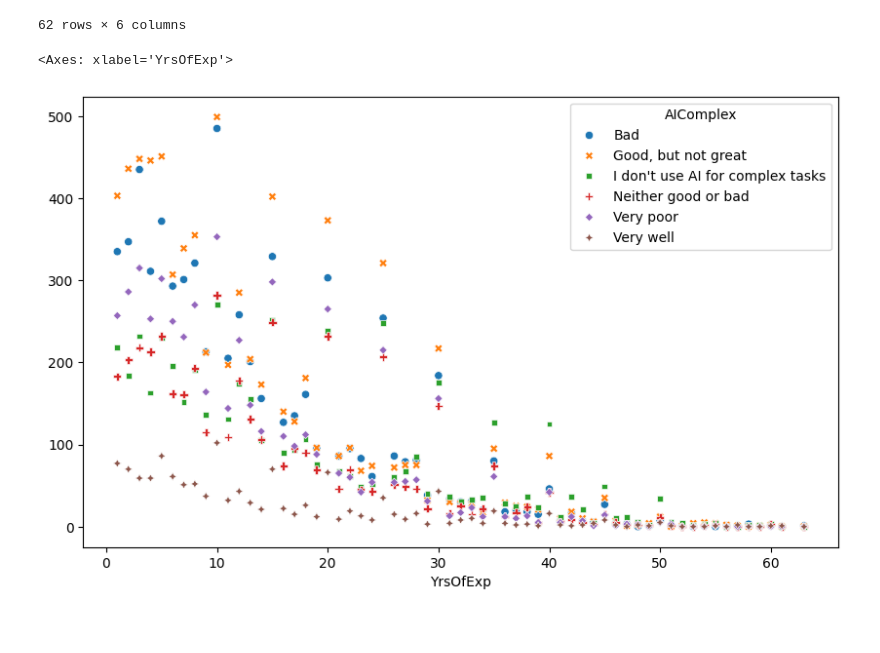
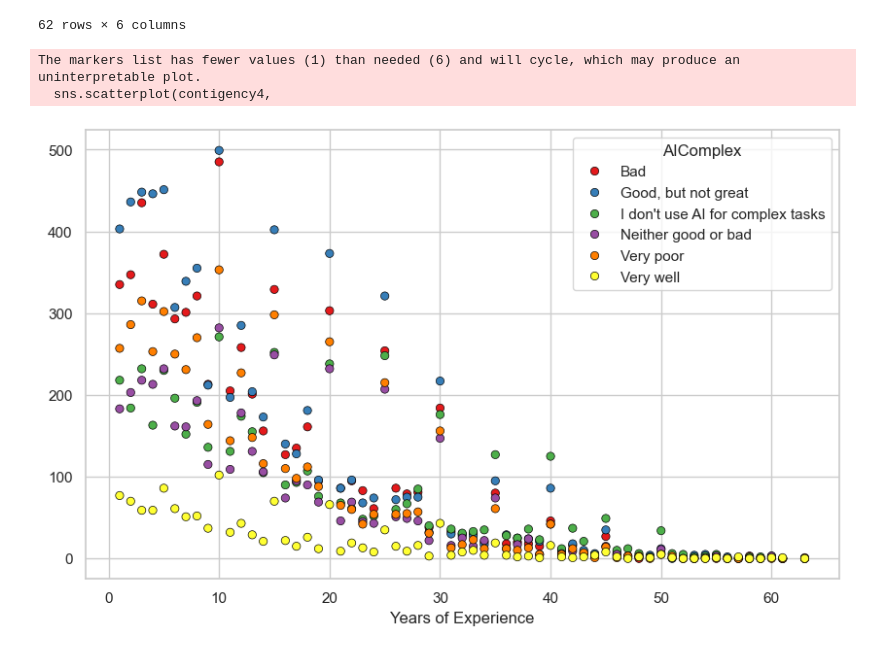
Before and after one commit to huyqng1412/stackoverflow_2025_project, a Jupyter notebook: so2025_vis.ipynb, the cells around one changed output. Saved outputs shown, nothing was run; the diff lists cells and outputs as text; code cells hidden in the pictures; blank space fills up the shorter version.

```diff
--- a/so2025_vis.ipynb
+++ b/so2025_vis.ipynb
@@ -415,8 +415,21 @@ display(contigency4)
 | 63.0 | 1 | 0 | 0 | 0 | 0 | 0 |
 62 rows × 6 columns
 # %%
+sns.set(style="whitegrid")
 plt.subplots(figsize=(10, 6))
-sns.scatterplot(contigency4)
+sns.scatterplot(contigency4,
+                palette="Set1",
+                sizes=(20,200),
+                alpha=1,
+                markers='o',
+                edgecolor="black",
+                legend="brief"
+                )
+
+plt.xlabel("Years of Experience")
+
+plt.show()
 # %% [output]
-<Axes: xlabel='YrsOfExp'>
+The markers list has fewer values (1) than needed (6) and will cycle, which may produce an uninterpretable plot.
+  sns.scatterplot(contigency4,
-[figure, old version]
+[figure, new version]
```
Also changed, not shown: parts of 1 cell of this notebook.
